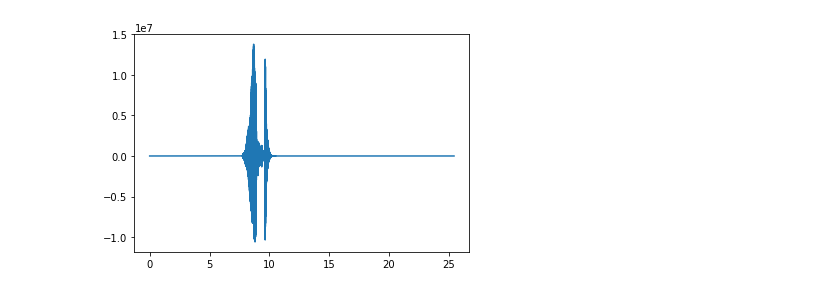
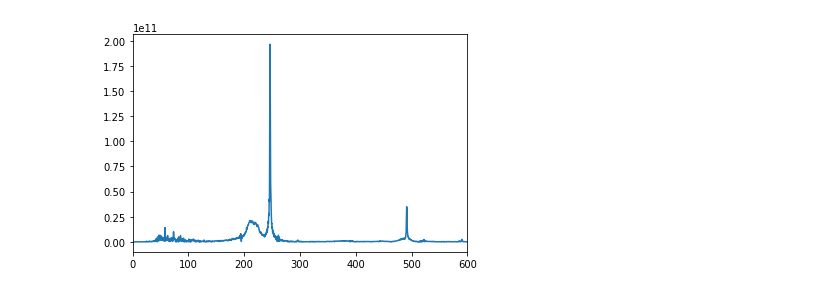
Before and after one commit to mojanbenham/blog, a Jupyter notebook: computational_math/gabor/gabor.ipynb, the cells around one changed output. Saved outputs shown, nothing was run; the diff lists cells and outputs as text; code cells hidden in the pictures.

```diff
--- a/computational_math/gabor/gabor.ipynb
+++ b/computational_math/gabor/gabor.ipynb
@@ -31 +34,15 @@ No handles with labels found to put in legend.
 [figure]
+# %%
+# define frequency domain
+freq_domain = np.linspace(-samplerate/2,samplerate/2,data_size)
+
+# fourier transform
+fourier_data = abs(fft(data))
+fourier_data_shiftnorm = fftshift(fourier_data)
+
+# plotting spectral content of sound wave
+plt.xlim([-5000, 5000])
+plt.xlabel("Frequency (Hz)")
+plt.ylabel("Amplitude")
+plt.plot(freq_domain, fourier_data_shiftnorm)
+plt.show()
@@ -46,10 +71,8 @@ No handles with labels found to put in legend.
 # %%
-from IPython.display import clear_output
-
-for i in range(10):
+# apply Gabor transform across sliding window
+for i in [2.2, 4.25, 6, 8, 10, 11.8]:
     clear_output(wait=True)
-    gaussian = 11000*np.exp(-4*np.power(time_domain - i, 2))
-    plt.plot(time_domain, data)
-    plt.plot(time_domain, gaussian)
+    gaussian = 11000*np.exp(-2*np.power(time_domain - i, 2))
+    plt.plot(time_domain, data*gaussian)
     plt.pause(0.2)
 # %% [output]
@@ -57,10 +80,19 @@ for i in range(10):
 # %%
-from IPython.display import clear_output
+results = []
 
-for i in [2.2, 4.25, 6]:
+for i in [2.2, 4.25, 6, 8, 10, 11.8]:
     clear_output(wait=True)
-    gaussian = 11000*np.exp(-4*np.power(time_domain - i, 2))
-    plt.plot(time_domain, data*gaussian)
-    plt.pause(0.2)
+    plt.xlim([0, 600])
+    gaussian = 11000*np.exp(-2*np.power(time_domain - i, 2))
+
+    gaussian_filtered = data*gaussian
+
+    fourier_data = abs(fft(gaussian_filtered))
+    fourier_data_shiftnorm = fftshift(fourier_data)
+
+    results.append(fourier_data_shiftnorm)
+
+    plt.plot(freq_domain, fourier_data_shiftnorm)
+    plt.pause(1)
 # %% [output]
-[figure, old version]
+[figure, new version]
```
Also changed, not shown: parts of 11 cells of this notebook.
